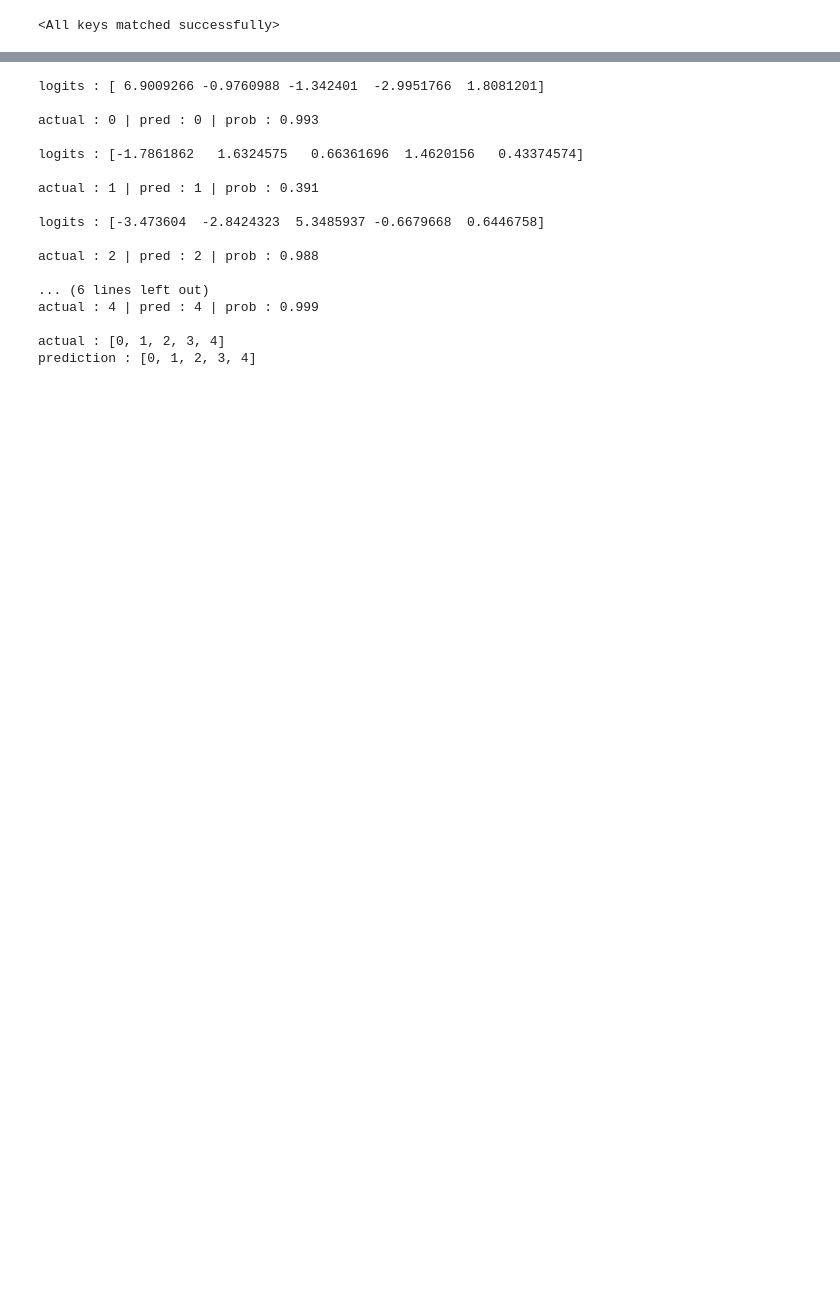
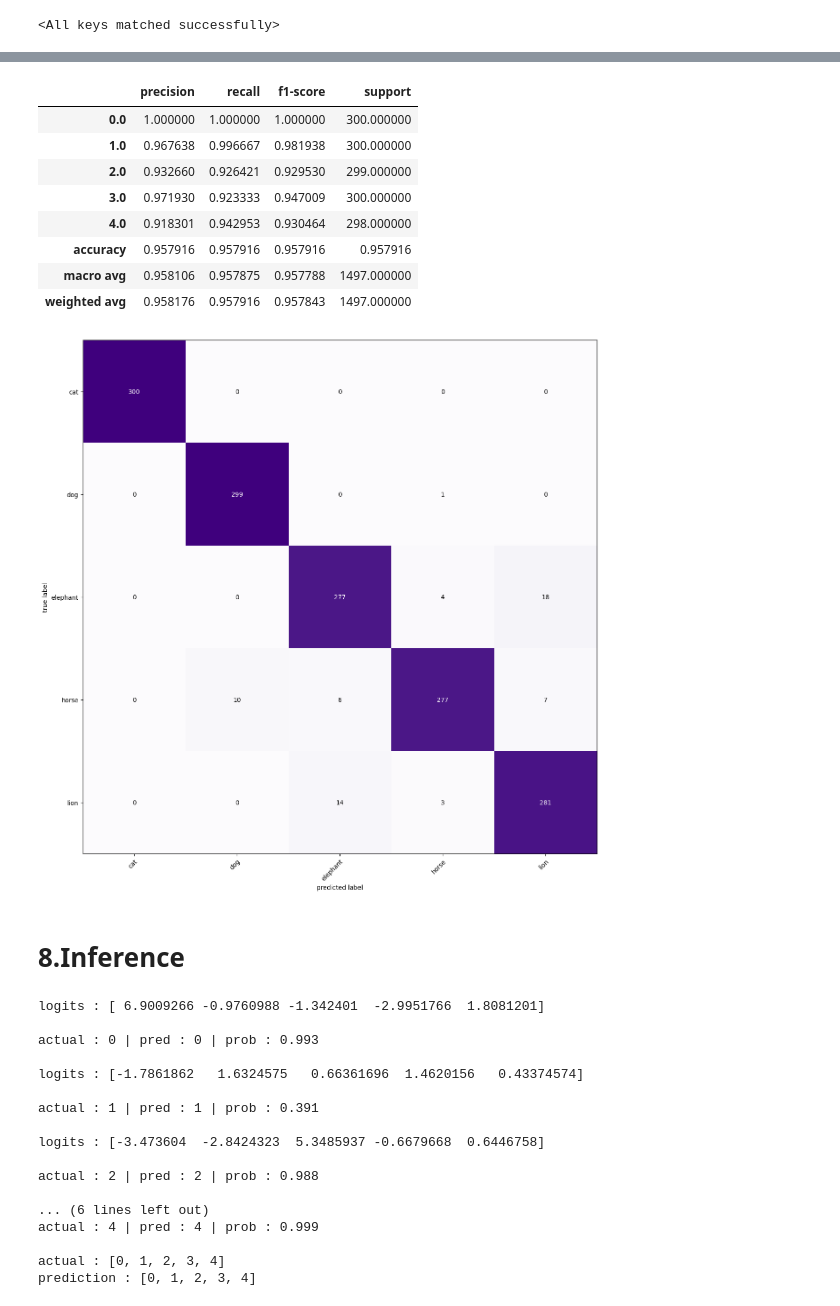
Before and after one commit to mohamedmagdy841/animals-classification, a Jupyter notebook: Animals.ipynb, the cells around one changed output, grey strips where cells are left out. Cells and saved outputs as stored; diff of their text form; code cells hidden in the pictures; blank space fills up the shorter version.

```diff
--- a/Animals.ipynb
+++ b/Animals.ipynb
@@ -232,10 +288,10 @@ Saving model to: models/model_2.pth
 # %%
-loaded_model = torchvision.models.efficientnet_b1().to(device)
+loaded_model = torchvision.models.efficientnet_b0().to(device)
 
 loaded_model.classifier = torch.nn.Sequential(
     torch.nn.Dropout(p=0.2, inplace=True),
     torch.nn.Linear(in_features=1280,
-                    out_features=NUM_CLASSES, # same number of output units as our number of classes
+                    out_features=NUM_CLASSES,
                     bias=True)).to(device)
 
 loaded_model.load_state_dict(torch.load('models/model_2.pth'))
@@ -245,0 +302,30 @@ loaded_model.load_state_dict(torch.load('models/model_2.pth'))
+# %%
+def accuracy_fn(y_pred,y_true):
+    correct = torch.eq(y_true, y_pred).sum().item()
+    acc = (correct / len(y_pred)) * 100
+    return acc
+# %%
+def test_step(model: torch.nn.Module,
+               data_loader: torch.utils.data.DataLoader,
+               loss_fn: torch.nn.Module,
+               device: torch.device=device):
+    test_loss,test_acc=0,0
+    model.to(device)
+    model.eval()
+    pred = []
+    true = []
+    with torch.inference_mode():
+        for X,y in data_loader:
+            X, y = X.to(device), y.to(device)
+            true.append(y.item())
+            y_logits = model(X)
+            y_pred = torch.argmax(torch.softmax(y_logits, dim=1), dim=1)
+            pred.append(y_pred.item())
+            loss = loss_fn(y_logits,y)
+            test_loss += loss.item()
+            test_acc += accuracy_fn(y,y_pred.clone())
+    test_loss /= len(data_loader)
+    test_acc  /= len(data_loader)
+    return test_loss, test_acc, pred, true
+# %%
+test_loss, test_acc, pred, true = test_step(loaded_model, test_dataloader, loss_fn, device)
@@ -246,3 +338,21 @@ loaded_model.load_state_dict(torch.load('models/model_2.pth'))
+# %%
+from confusion_matrix import confusionMatrix as cm
+actual = torch.FloatTensor(true)
+predictions = torch.FloatTensor(pred)
+cm(actual,predictions,class_names,task='multiclass',cmap='Purples')
+# %% [output]
+|  | precision | recall | f1-score | support |
+| 0.0 | 1.000000 | 1.000000 | 1.000000 | 300.000000 |
+| 1.0 | 0.967638 | 0.996667 | 0.981938 | 300.000000 |
+| 2.0 | 0.932660 | 0.926421 | 0.929530 | 299.000000 |
+| 3.0 | 0.971930 | 0.923333 | 0.947009 | 300.000000 |
+| 4.0 | 0.918301 | 0.942953 | 0.930464 | 298.000000 |
+| accuracy | 0.957916 | 0.957916 | 0.957916 | 0.957916 |
+| macro avg | 0.958106 | 0.957875 | 0.957788 | 1497.000000 |
+| weighted avg | 0.958176 | 0.957916 | 0.957843 | 1497.000000 |
+[figure, added]
+# %% [markdown]
+# 8.Inference
 # %%
 def test(model,image_path: str,
                transform=None,
```
Also changed, not shown: parts of 31 cells of this notebook, 3 other files.
